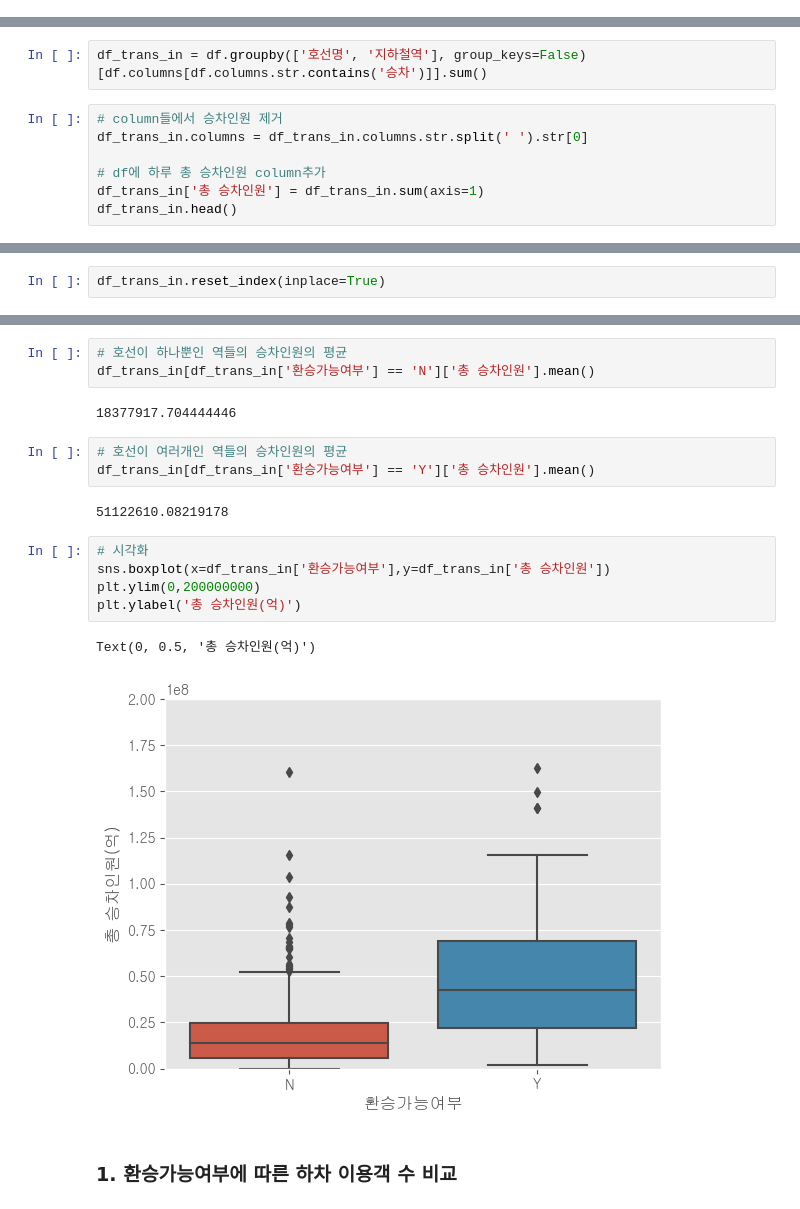
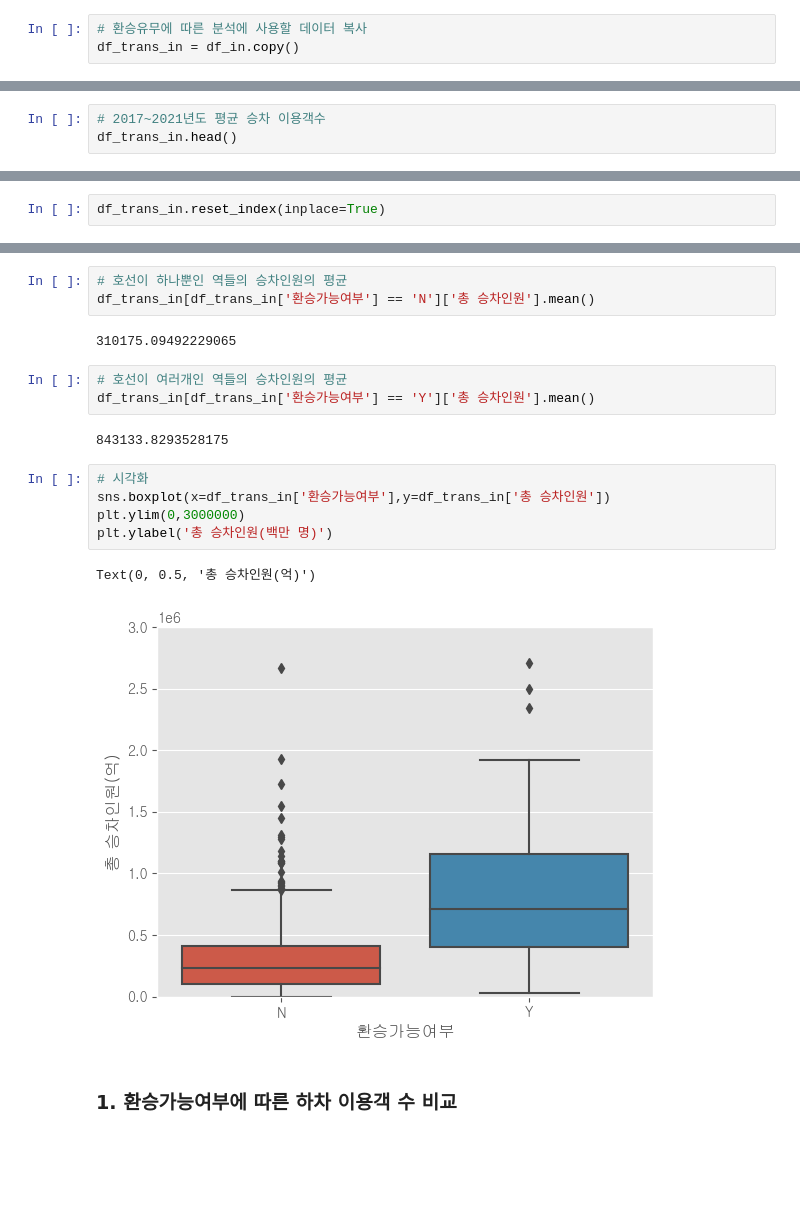
Before and after one commit to HyunJW/Subway_Analystic, a Jupyter notebook: 지하철 이용현황.ipynb, the cells around one changed output, grey strips where cells are left out. Cells and saved outputs as stored; diff of their text form; blank space fills up the shorter version.

```diff
--- a/지하철 이용현황.ipynb
+++ b/지하철 이용현황.ipynb
@@ -409,6 +410,9 @@ df_in.head()
 |  | 개봉 | 1226.050000 | 18414.966667 | 36569.333333 | 95251.200000 | 90883.65 | 54553.400000 | 38545.633333 | 34222.066667 | 35046.450000 | 33677.733333 | ... |
 |  | 관악 | 187.150000 | 6983.550000 | 13008.033333 | 34716.916667 | 33257.35 | 17020.783333 | 11564.533333 | 10261.366667 | 12046.166667 | 11519.200000 | ... |
 5 rows × 23 columns
+# %%
+# 환승유무에 따른 분석에 사용할 데이터 복사
+df_trans_in = df_in.copy()
 # %%
 # 하루 총 탑승객이 300보다 작은 일자의 데이터 삭제
 df_in.drop(df_in[df_in['총 승차인원']<=300].index, axis=0, inplace=True)
@@ -1022,14 +1029,8 @@ plt.show()
 ## 3. 환승가능여부에 따른 이용객 수 비교
 # %% [markdown]
 ### 1. 환승가능여부에 따른 승차 이용객 수 비교
-# %%
-df_trans_in = df.groupby(['호선명', '지하철역'], group_keys=False)[df.columns[df.columns.str.contains('승차')]].sum()
 # %%
-# column들에서 승차인원 제거
-df_trans_in.columns = df_trans_in.columns.str.split(' ').str[0]
-
-# df에 하루 총 승차인원 column추가
-df_trans_in['총 승차인원'] = df_trans_in.sum(axis=1)
+# 2017~2021년도 평균 승차 이용객수
 df_trans_in.head()
 # %% [output]
 |  |  | 04시-05시 | 05시-06시 | 06시-07시 | 07시-08시 | 08시-09시 | 09시-10시 | 10시-11시 | 11시-12시 | 12시-13시 | 13시-14시 | ... |
@@ -1085,19 +1086,19 @@ df_trans_in[['지하철역', '총 승차인원', '환승가능여부']].sort_val
 # 호선이 하나뿐인 역들의 승차인원의 평균
 df_trans_in[df_trans_in['환승가능여부'] == 'N']['총 승차인원'].mean()
 # %% [output]
-18377917.704444446
+310175.09492229065
 # %%
 # 호선이 여러개인 역들의 승차인원의 평균
 df_trans_in[df_trans_in['환승가능여부'] == 'Y']['총 승차인원'].mean()
 # %% [output]
-51122610.08219178
+843133.8293528175
 # %%
 # 시각화
 sns.boxplot(x=df_trans_in['환승가능여부'],y=df_trans_in['총 승차인원'])
-plt.ylim(0,200000000)
-plt.ylabel('총 승차인원(억)')
+plt.ylim(0,3000000)
+plt.ylabel('총 승차인원(백만 명)')
 # %% [output]
 Text(0, 0.5, '총 승차인원(억)')
-[figure, old version]
+[figure, new version]
 # %% [markdown]
 ### 1. 환승가능여부에 따른 하차 이용객 수 비교
```
Also changed, not shown: parts of 31 cells of this notebook, 1 other file.
